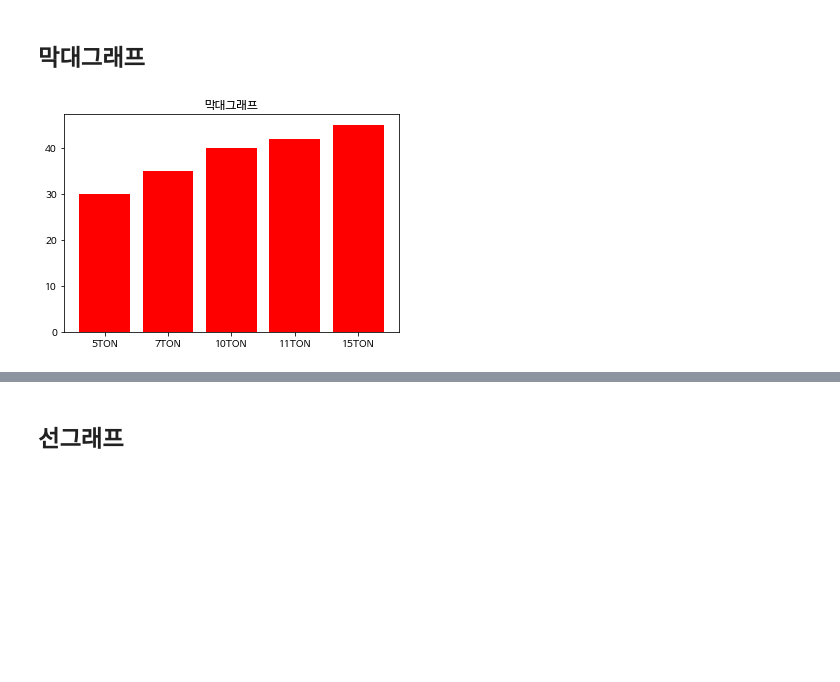
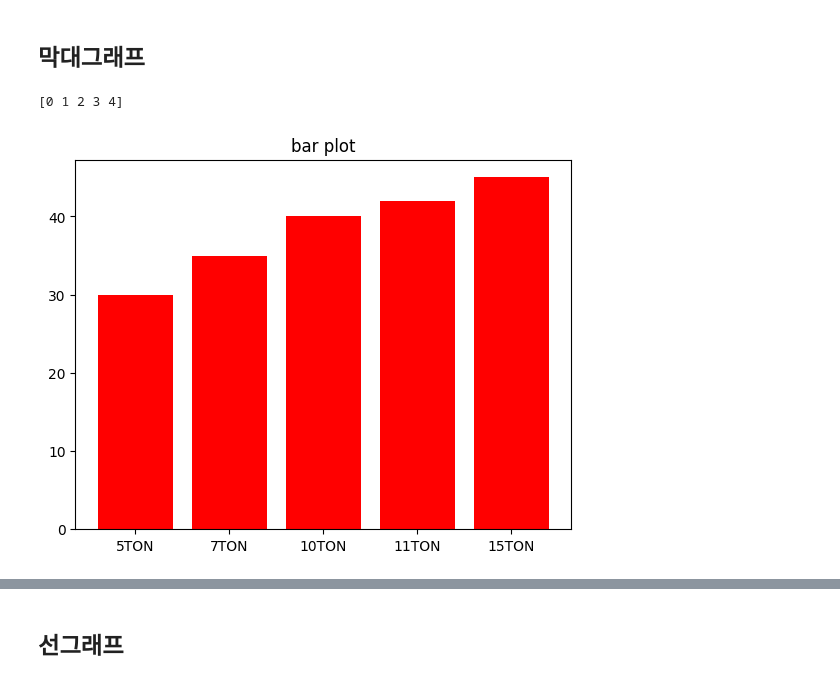
Before and after one commit to ffe4el/2022-2-Datascience, a Jupyter notebook: 데싸_과제03_김솔아_202116266.ipynb, the cells around one changed output, grey strips where cells are left out. Drawn from its saved outputs; the diff is of its cells as text; code cells hidden in the pictures; blank space fills up the shorter version.

```diff
--- a/데싸_과제03_김솔아_202116266.ipynb
+++ b/데싸_과제03_김솔아_202116266.ipynb
@@ -29,8 +16,8 @@ fc-cache: succeeded
 # %%
 import matplotlib.pyplot as plt
 
-plt.rc('font', family='NanumBarunGothic')
-plt.rcParams['axes.unicode_minus'] = False
+# plt.rc('font', family='NanumBarunGothic')
+# plt.rcParams['axes.unicode_minus'] = False
 # %%
 plt.title("내가 만든 그래프")
 plt.bar([1, 2, 3], [5, 3, 4])
@@ -42,27 +29,28 @@ plt.show()
 # %%
 import numpy as np
 import seaborn as sns
 import matplotlib.pyplot as plt
 
 #Make a dataset 지게차 톤수별 1회 평균 주유량
 oil = [30, 35, 40, 42, 45]
 ton = ['5TON', '7TON', '10TON', '11TON', '15TON']
 y_pos = np.arange(len(ton))
-
+print(y_pos)
 # 막대그래프 만들기
 plt.bar(y_pos, oil)
 # 색상 변경 옵션
 plt.bar(y_pos, oil, color='red')
 # plt.bar(y_pos, oil, color=['black', 'red', 'green', 'blue', 'cyan'])
 
 # 축이름 바꾸기
 plt.xticks(y_pos, ton)
 
-plt.title("막대그래프")
+plt.title("bar plot")
 
 plt.show()
 # %% [output]
+[0 1 2 3 4]
-[figure, old version]
+[figure, new version]
 # %%
 import matplotlib.pyplot as plt
 
```
Also changed, not shown: parts of 11 cells of this notebook.
